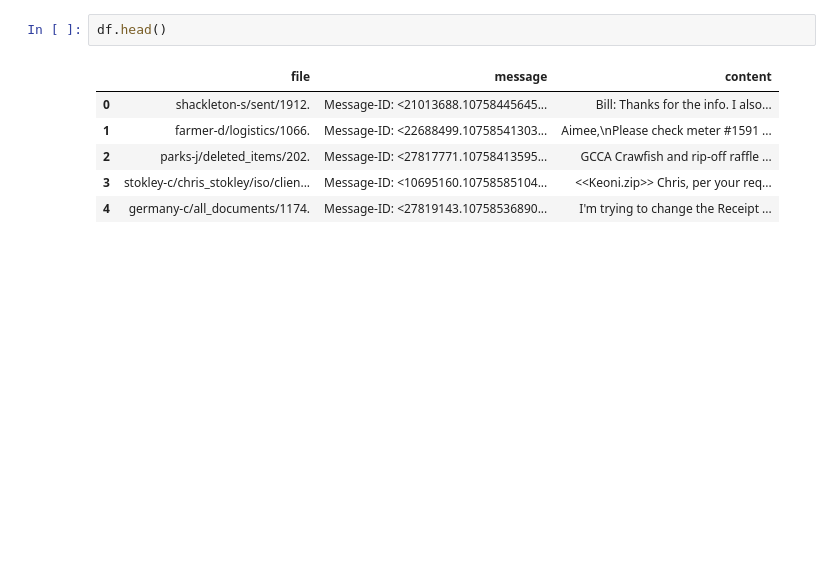
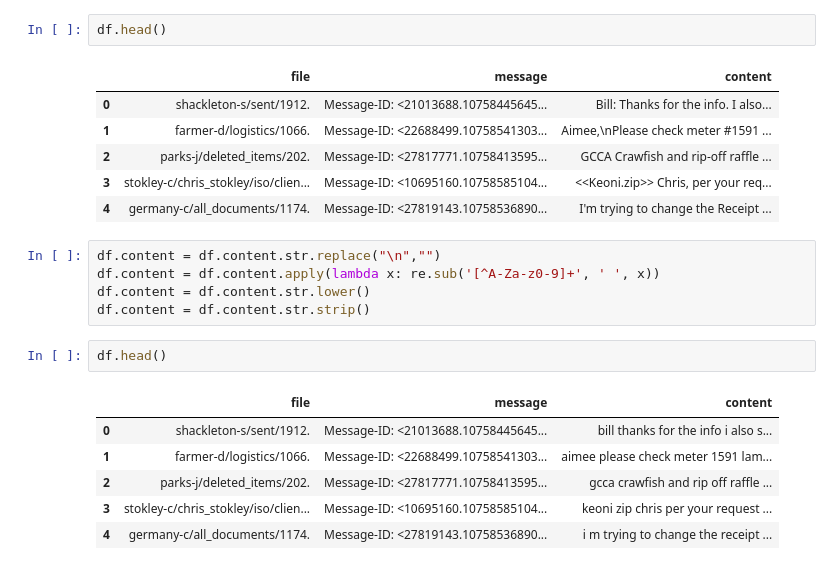
Before and after one commit to iopenattheclose/SmallLangModeling, a Jupyter notebook: SmallLangModeling.ipynb, the cells around one changed output. Saved outputs shown, nothing was run; the diff lists cells and outputs as text; blank space fills up the shorter version.

```diff
--- a/SmallLangModeling.ipynb
+++ b/SmallLangModeling.ipynb
@@ -62,3 +62,17 @@ df.head()
 | 2 | parks-j/deleted_items/202. | Message-ID: <27817771.10758413595... | GCCA Crawfish and rip-off raffle ... |
 | 3 | stokley-c/chris_stokley/iso/clien... | Message-ID: <10695160.10758585104... | <<Keoni.zip>> Chris, per your req... |
 | 4 | germany-c/all_documents/1174. | Message-ID: <27819143.10758536890... | I'm trying to change the Receipt ... |
+# %%
+df.content = df.content.str.replace("\n","")
+df.content = df.content.apply(lambda x: re.sub('[^A-Za-z0-9]+', ' ', x))
+df.content = df.content.str.lower()
+df.content = df.content.str.strip()
+# %%
+df.head()
+# %% [output]
+|  | file | message | content |
+| 0 | shackleton-s/sent/1912. | Message-ID: <21013688.10758445645... | bill thanks for the info i also s... |
+| 1 | farmer-d/logistics/1066. | Message-ID: <22688499.10758541303... | aimee please check meter 1591 lam... |
+| 2 | parks-j/deleted_items/202. | Message-ID: <27817771.10758413595... | gcca crawfish and rip off raffle ... |
+| 3 | stokley-c/chris_stokley/iso/clien... | Message-ID: <10695160.10758585104... | keoni zip chris per your request ... |
+| 4 | germany-c/all_documents/1174. | Message-ID: <27819143.10758536890... | i m trying to change the receipt ... |
```
Also changed, not shown: parts of 5 cells of this notebook.
